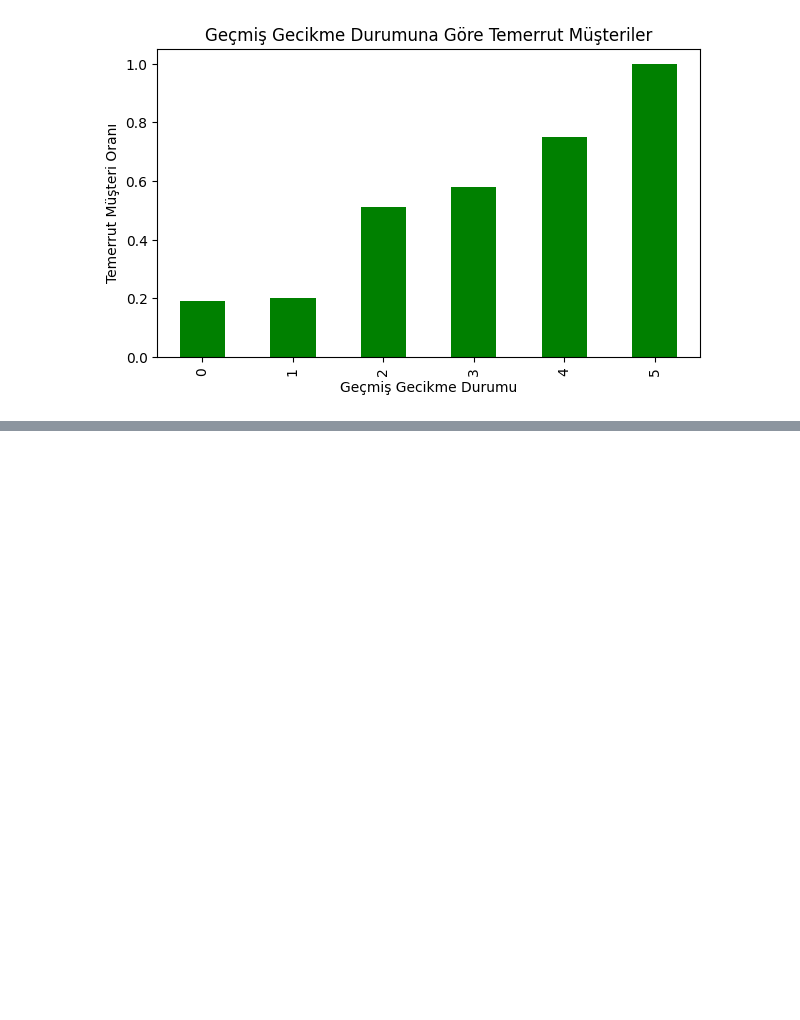
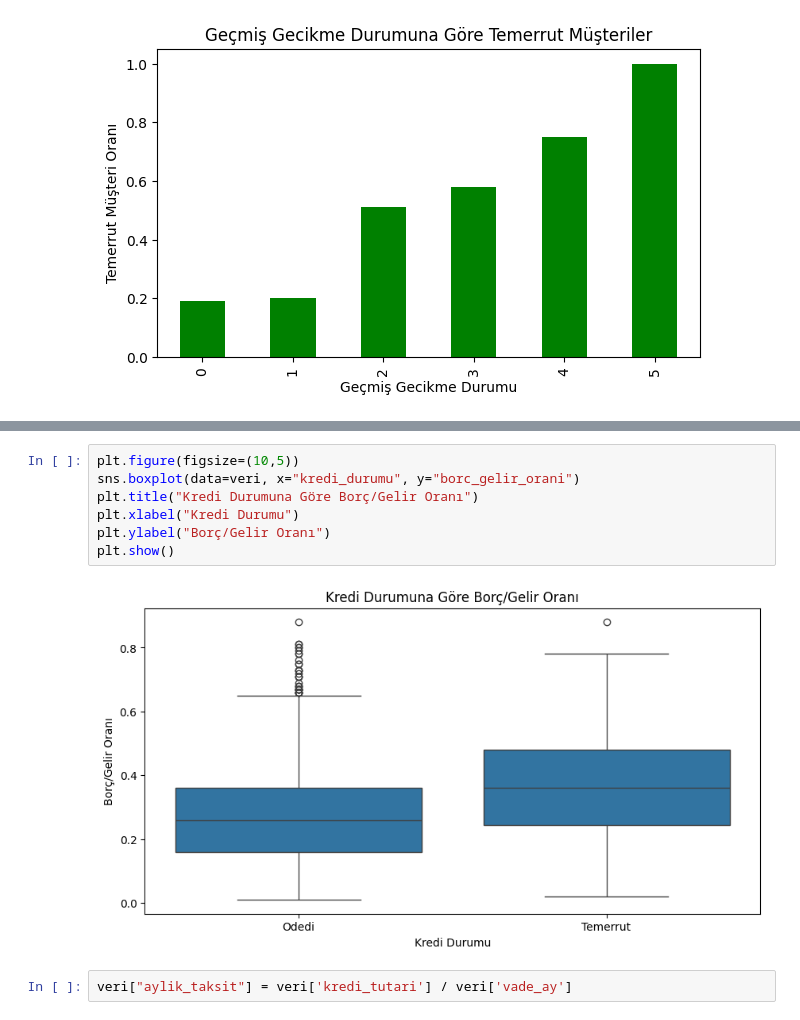
Before and after one commit to europecodingschool/ECS---VB---YZ---08.26, a Jupyter notebook: VB_YZ_Ders_15_.ipynb, the cells around one changed output, grey strips where cells are left out. Saved outputs shown, nothing was run; the diff lists cells and outputs as text; blank space fills up the shorter version.

```diff
--- a/VB_YZ_Ders_15_.ipynb
+++ b/VB_YZ_Ders_15_.ipynb
@@ -134,0 +207,11 @@ plt.show()
+# %%
+plt.figure(figsize=(10,5))
+sns.boxplot(data=veri, x="kredi_durumu", y="borc_gelir_orani")
+plt.title("Kredi Durumuna Göre Borç/Gelir Oranı")
+plt.xlabel("Kredi Durumu")
+plt.ylabel("Borç/Gelir Oranı")
+plt.show()
+# %% [output]
+[figure, added]
+# %%
+veri["aylik_taksit"] = veri['kredi_tutari'] / veri['vade_ay']
```
Also changed, not shown: parts of 11 cells of this notebook.
